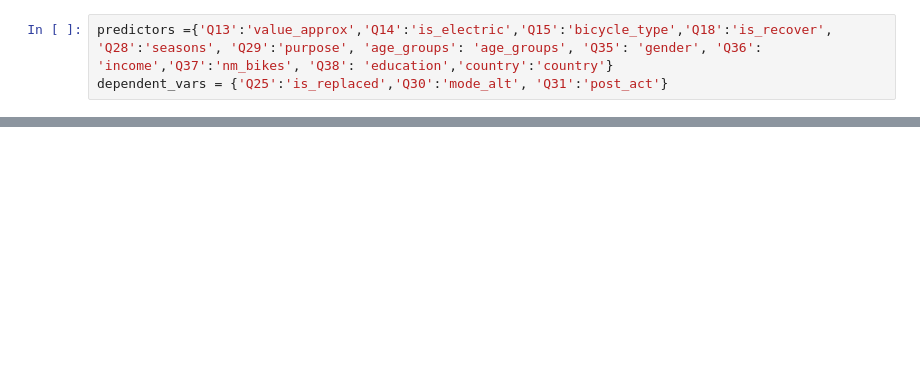
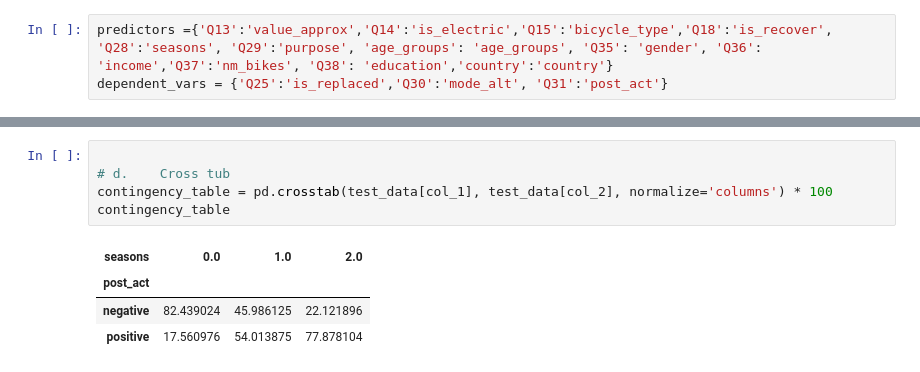
Before and after one commit to achic19/Biketheft, a Jupyter notebook: python/notebooks/paper_2_notebook/advanced_analysis.ipynb, the cells around one changed output, grey strips where cells are left out. Drawn from its saved outputs; the diff is of its cells as text; blank space fills up the shorter version.

```diff
--- a/python/notebooks/paper_2_notebook/advanced_analysis.ipynb
+++ b/python/notebooks/paper_2_notebook/advanced_analysis.ipynb
@@ -422,0 +525,10 @@ dependent_vars = {'Q25':'is_replaced','Q30':'mode_alt', 'Q31':'post_act'}
+# %%
+
+# d.	Cross tub
+contingency_table = pd.crosstab(test_data[col_1], test_data[col_2], normalize='columns') * 100
+contingency_table
+# %% [output]
+| seasons | 0.0 | 1.0 | 2.0 |
+| post_act |  |  |  |
+| negative | 82.439024 | 45.986125 | 22.121896 |
+| positive | 17.560976 | 54.013875 | 77.878104 |
```
Also changed, not shown: parts of 17 cells of this notebook.
